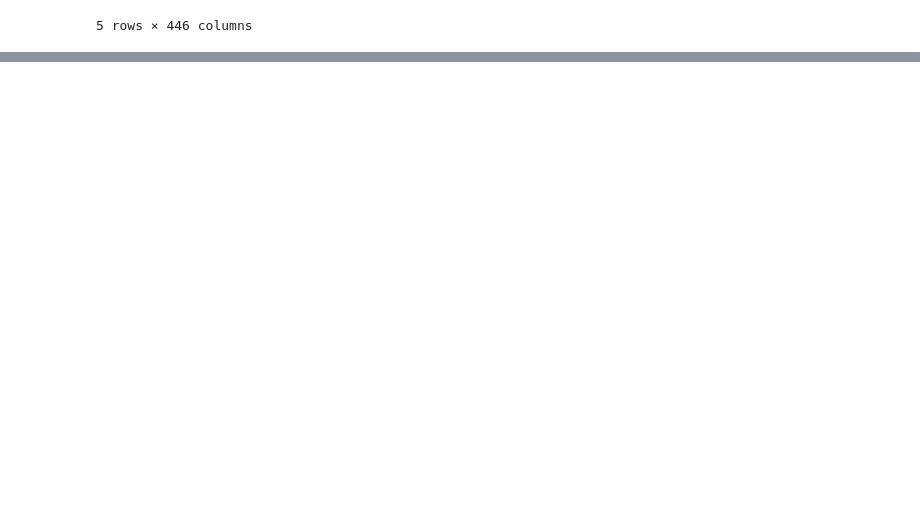
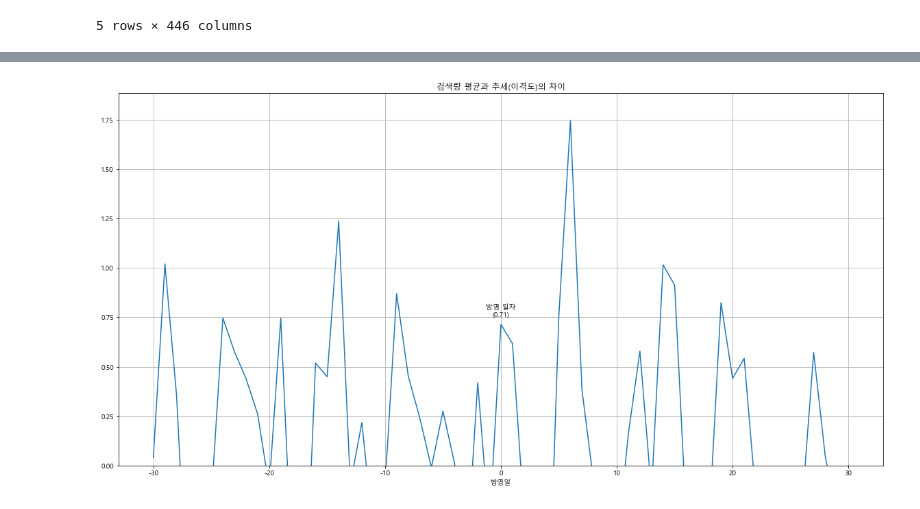
Before and after one commit to kdy7710/Bigdata_Team_Project, a Jupyter notebook: PPL프로젝트용 파일 모음/PPL_Analytics.ipynb, the cells around one changed output, grey strips where cells are left out. Drawn from its saved outputs; the diff is of its cells as text; code cells hidden in the pictures; blank space fills up the shorter version.

```diff
--- a/PPL프로젝트용 파일 모음/PPL_Analytics.ipynb
+++ b/PPL프로젝트용 파일 모음/PPL_Analytics.ipynb
@@ -212,0 +273,18 @@ plt.show()
+# %%
+# 평균과 이격도의 차이
+M_A = AP['평균'] - AP['avg_5']
+
+plt.figure(figsize=(20,10))
+plt.title('검색량 평균과 추세(이격도)의 차이')
+plt.plot(AP['평균'] - AP['avg_5'])
+plt.xlabel('방영일')
+plt.annotate('방영 일자'+'\n'+'('+str('%.2f' % M_A[0])+')',
+            xy =(0,M_A[0]+0.04),
+            ha = 'center')
+# 0 이상인 데이터
+plt.ylim(0)
+plt.grid(True)
+
+plt.show()
+# %% [output]
+[figure, added]
```
Also changed, not shown: parts of 9 cells of this notebook, 1 other file.
